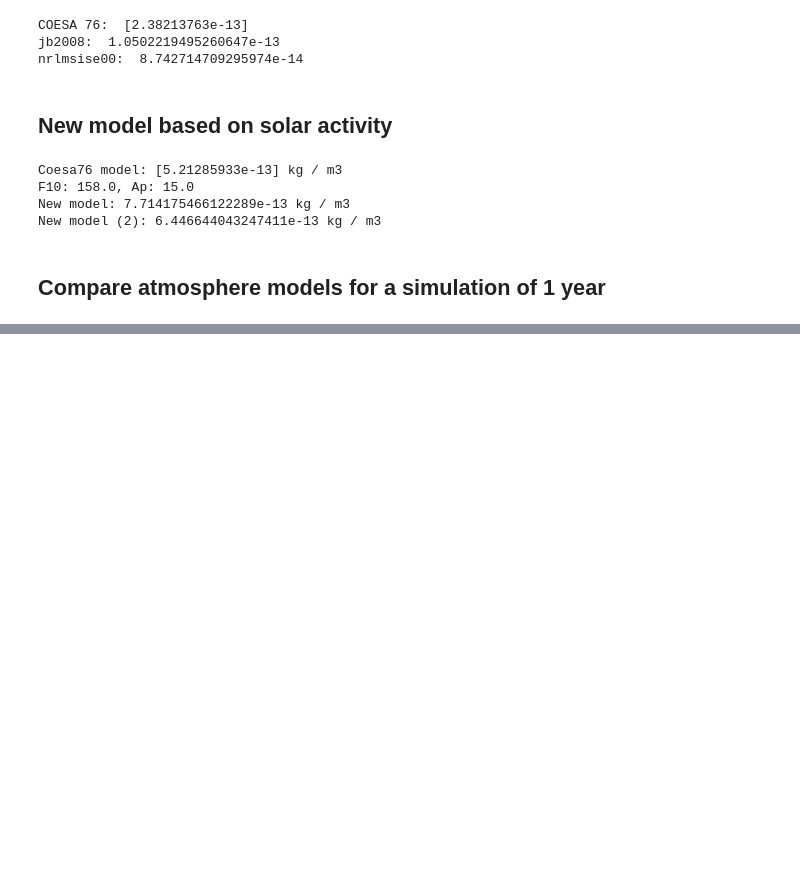
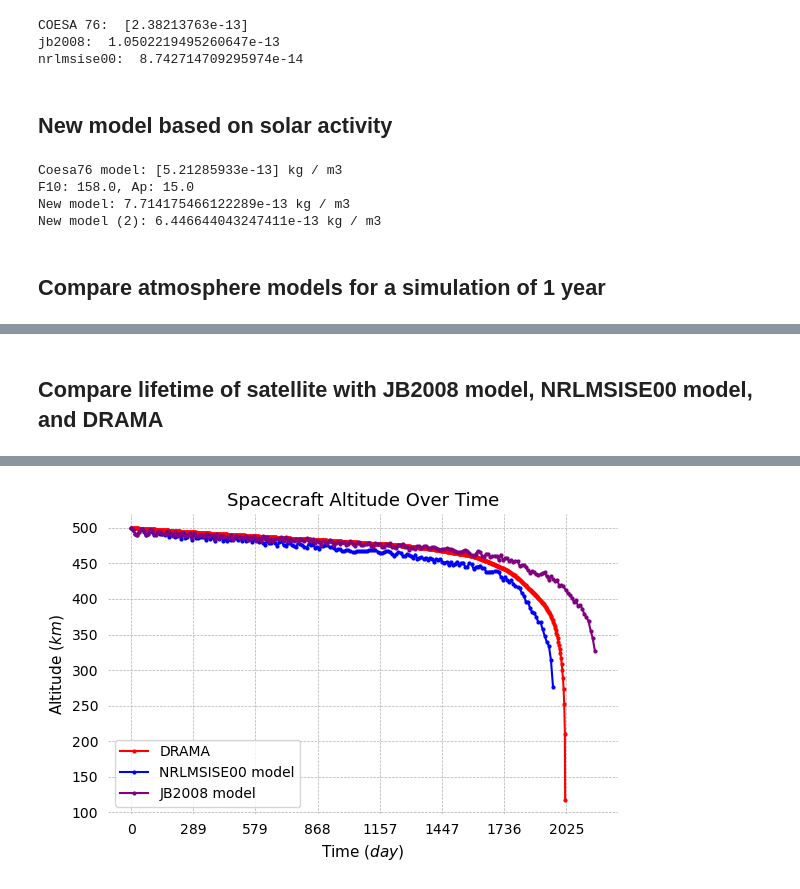
Before and after one commit to CHESS-mission/digital_twin_CubeSat, a Jupyter notebook: src/notebooks/atmospheric_models.ipynb, the cells around one changed output, grey strips where cells are left out. Drawn from its saved outputs; the diff is of its cells as text; code cells hidden in the pictures; blank space fills up the shorter version.

Commit message:
save state to start back from simulation

```diff
--- a/src/notebooks/atmospheric_models.ipynb
+++ b/src/notebooks/atmospheric_models.ipynb
@@ -355,0 +359,49 @@ WARNING: TimeDeltaMissingUnitWarning: Numerical value without unit or explicit f
+# %% [markdown]
+## Compare lifetime of satellite with JB2008 model, NRLMSISE00 model, and DRAMA
+# %%
+# DRAMA data
+# path_DRAMA = "DRAMA_results/" + "500km_sa_not_cst_2"
+# times_DRAMA = np.load(path_DRAMA + "_times.npy")
+# altitudes_DRAMA = np.load(path_DRAMA + "_altitudes.npy")
+
+path_DRAMA = "DRAMA_results/" + "500km_sa_not_cst_3"
+times_DRAMA = np.load(path_DRAMA + "_times.npy")
+altitudes_DRAMA = np.load(path_DRAMA + "_altitudes.npy")
+
+# NRLMSISE00 data
+path_simulation = "comparison_atmosphere_models_data/"
+times_nrl00 = np.load(path_simulation + "times_lifetime_nrl00.npy")
+altitudes_nrl00 = np.load(path_simulation + "altitude_lifetime_nrl00.npy")
+
+# JB2008 data
+times_jb2008 = np.load(path_simulation + "times_lifetime_jb2008.npy")
+altitudes_jb2008 = np.load(path_simulation + "altitude_lifetime_jb2008.npy")
+# %%
+duration_sim_DRAMA = TimeDelta(times_DRAMA[-1])
+duration_nrl00 = TimeDelta(times_nrl00[-1])
+duration_jb2008 = TimeDelta(times_jb2008[-1])
+duration = max(duration_nrl00, duration_jb2008, duration_sim_DRAMA)
+x_label, x_label_f = find_x_scale(duration)
+
+steps = [1, 700, 700]
+labels = ["DRAMA", "NRLMSISE00 model", "JB2008 model"]
+colors = ["red", "blue", "purple"]
+xs = [times_DRAMA, times_nrl00, times_jb2008]
+ys = [altitudes_DRAMA, altitudes_nrl00, altitudes_jb2008]
+
+plot_1d_multiple(
+    xs,
+    ys,
+    "Spacecraft Altitude Over Time",
+    x_label,
+    r"Altitude ($km$)",
+    colors=colors,
+    labels=labels,
+    step=steps,
+    fill_under=False,
+    remove_box=True,
+    show=True,
+    x_label_f=x_label_f,
+    save_filename=path_simulation + "lifetime_comparison.jpg",
+)
+# %% [output]
@@ -355,0 +409 @@ WARNING: TimeDeltaMissingUnitWarning: Numerical value without unit or explicit f
+[figure, added]
```
Also changed, not shown: parts of 3 cells of this notebook, 43 other files.
